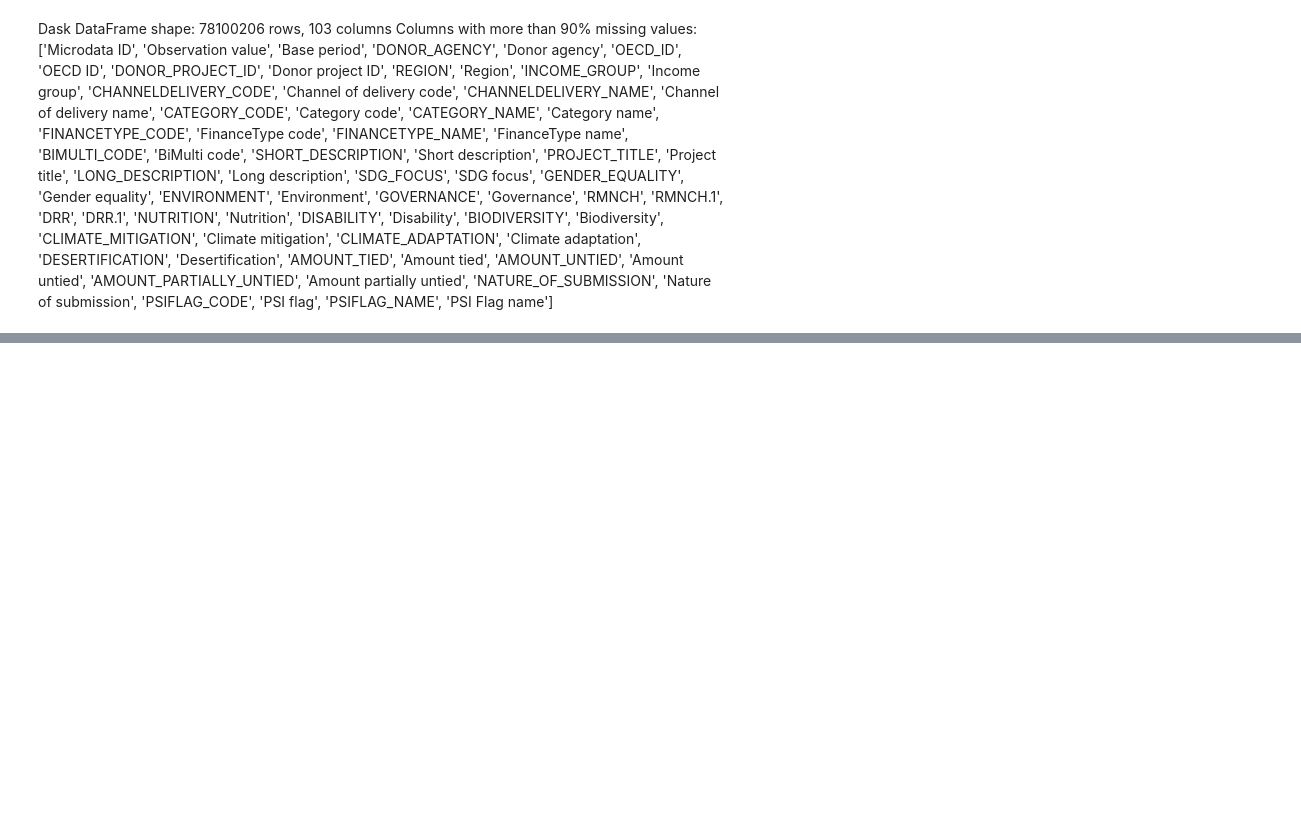
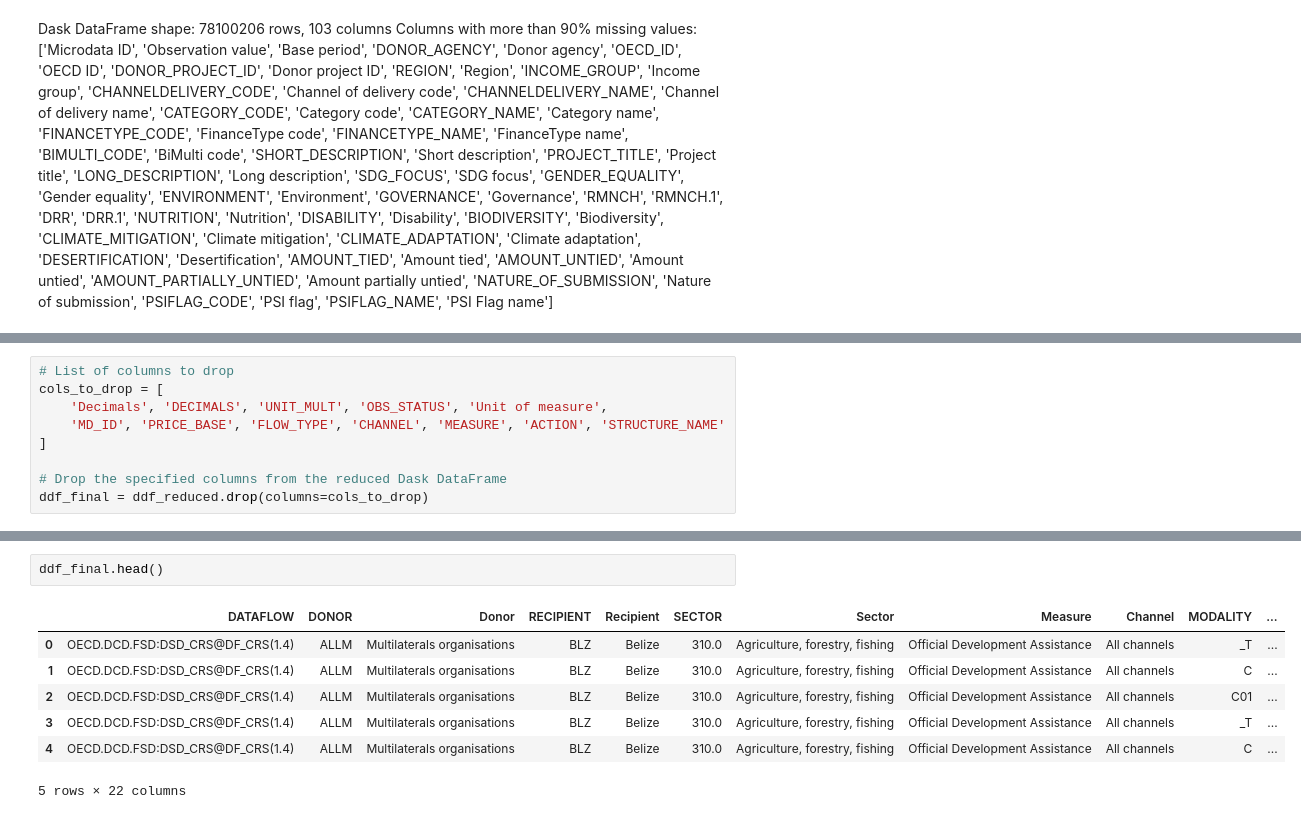
Before and after one commit to Ayomide-Fagbolade/Internship, a Jupyter notebook: dask_approach.ipynb, the cells around one changed output, grey strips where cells are left out. Drawn from its saved outputs; the diff is of its cells as text; blank space fills up the shorter version.

```diff
--- a/dask_approach.ipynb
+++ b/dask_approach.ipynb
@@ -34,0 +154,9 @@ len(mostly_empty_cols)  # Count of columns with more than 90% missing values
+# %%
+# List of columns to drop
+cols_to_drop = [
+    'Decimals', 'DECIMALS', 'UNIT_MULT', 'OBS_STATUS', 'Unit of measure',
+    'MD_ID', 'PRICE_BASE', 'FLOW_TYPE', 'CHANNEL', 'MEASURE', 'ACTION', 'STRUCTURE_NAME'
+]
+
+# Drop the specified columns from the reduced Dask DataFrame
+ddf_final = ddf_reduced.drop(columns=cols_to_drop)
@@ -34,0 +185,10 @@ len(mostly_empty_cols)  # Count of columns with more than 90% missing values
+# %%
+ddf_final.head()
+# %% [output]
+|  | DATAFLOW | DONOR | Donor | RECIPIENT | Recipient | SECTOR | Sector | Measure | Channel | MODALITY | ... |
+| 0 | OECD.DCD.FSD:DSD_CRS@DF_CRS(1.4) | ALLM | Multilaterals organisations | BLZ | Belize | 310.0 | Agriculture, forestry, fishing | Official Development Assistance | All channels | _T | ... |
+| 1 | OECD.DCD.FSD:DSD_CRS@DF_CRS(1.4) | ALLM | Multilaterals organisations | BLZ | Belize | 310.0 | Agriculture, forestry, fishing | Official Development Assistance | All channels | C | ... |
+| 2 | OECD.DCD.FSD:DSD_CRS@DF_CRS(1.4) | ALLM | Multilaterals organisations | BLZ | Belize | 310.0 | Agriculture, forestry, fishing | Official Development Assistance | All channels | C01 | ... |
+| 3 | OECD.DCD.FSD:DSD_CRS@DF_CRS(1.4) | ALLM | Multilaterals organisations | BLZ | Belize | 310.0 | Agriculture, forestry, fishing | Official Development Assistance | All channels | _T | ... |
+| 4 | OECD.DCD.FSD:DSD_CRS@DF_CRS(1.4) | ALLM | Multilaterals organisations | BLZ | Belize | 310.0 | Agriculture, forestry, fishing | Official Development Assistance | All channels | C | ... |
+5 rows × 22 columns
```
Also changed, not shown: parts of 26 cells of this notebook.
